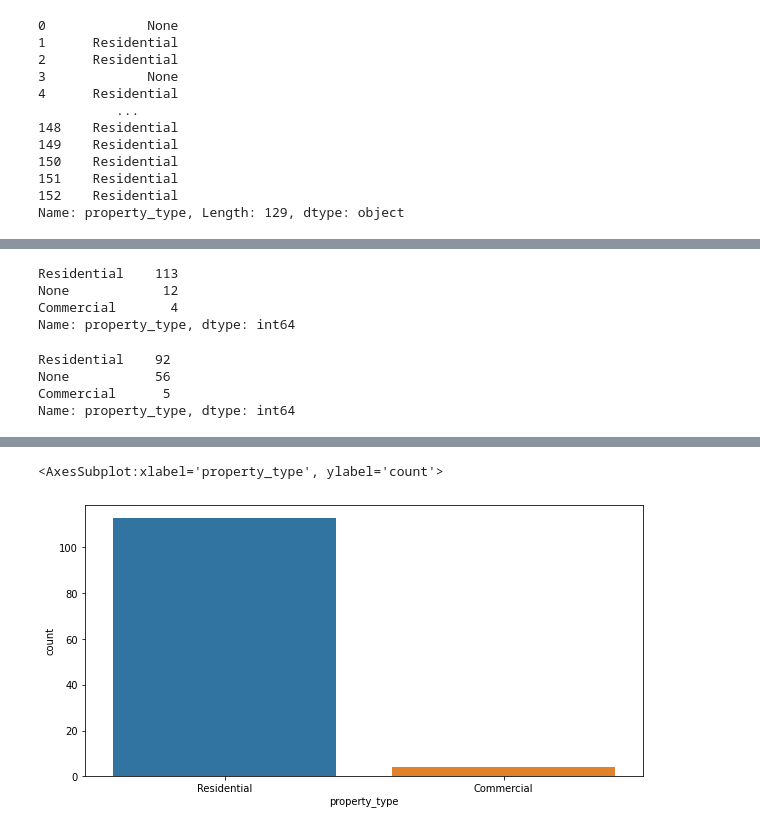
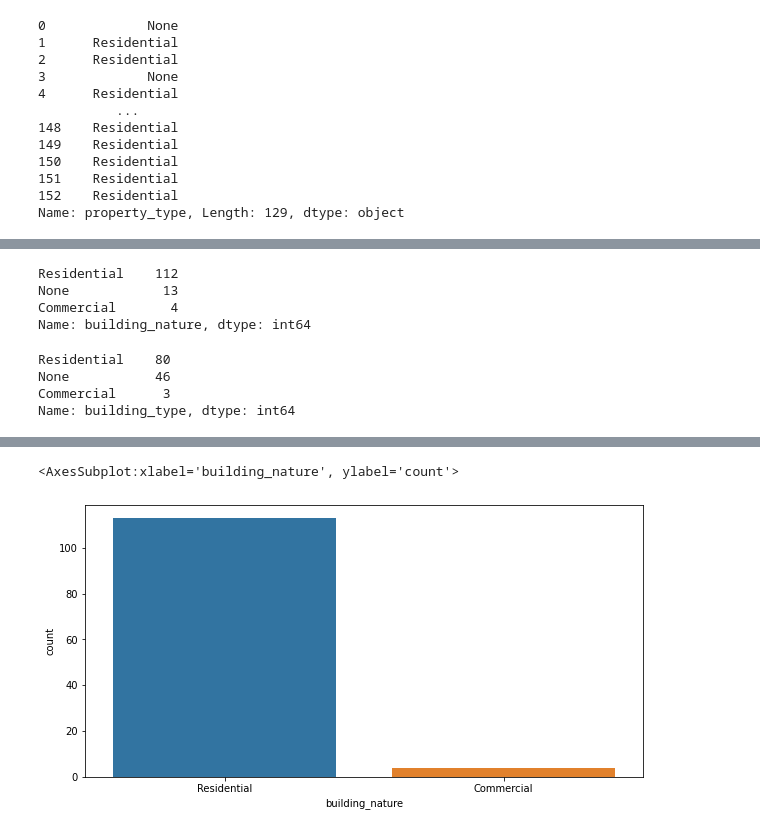
Before and after one commit to OmdenaAI/dhaka-bangladesh-real-estate-recommendation, a Jupyter notebook: src/tasks/task-2-data-preprocessing/estatemartbd -- cleaning/estatemartbd -- cleaning.ipynb, the cells around one changed output, grey strips where cells are left out. Cells and saved outputs as stored; diff of their text form; code cells hidden in the pictures.

```diff
--- a/src/tasks/task-2-data-preprocessing/estatemartbd -- cleaning/estatemartbd -- cleaning.ipynb
+++ b/src/tasks/task-2-data-preprocessing/estatemartbd -- cleaning/estatemartbd -- cleaning.ipynb
@@ -593,0 +636,2 @@ translator = Translator()
+# %%
+df_fin["building_nature"] = None
@@ -594,7 +658,7 @@ translator = Translator()
 # %%
 # using the Translator class to translate bangla to english
 # which is applied on the "property_description" and "property_name" column
-# in order to find out type of property
+# in order to find out nature of building
 
 # keywords for residential and commercial
 residential = "residency.|Residential.| Residential |residential|gated|community|House|house|Apartment|apartment|Flat|flat |Duplex |Home |home |Independent House"
@@ -614,10 +678,11 @@ for index,i in df_fin.iterrows():
 
         if bool(search_key_word_res_desc):
             # if keyword lies in "residential" then property_type is assigned as Residential
-            df_fin.loc[index,"property_type"] = "Residential"
+            df_fin.loc[index,"building_nature"] = "Residential"
         elif bool(search_key_word_com_desc):
             # if keyword lies in "commercial" then property_type is assigned as Commercial
-            df_fin.loc[index,"property_type"] = "Commercial"
+            df_fin.loc[index,"building_nature"] = "Commercial"
+
 
         else:
             # if description doesn't exist or doens't have keywords
@@ -627,10 +692,12 @@ for index,i in df_fin.iterrows():
 
             if bool(search_key_word_res_name):
                 # if keyword lies in "residential" then property_type is assigned as Residential
-                df_fin.loc[index,"property_type"] = "Residential"
+                df_fin.loc[index,"building_nature"] = "Residential"
             elif bool(search_key_word_com_name):
                 # if keyword lies in "commercial" then property_type is assigned as Commercial
-                df_fin.loc[index,"property_type"] = "Commercial"
+                df_fin.loc[index,"building_nature"] = "Commercial"
+            else:
+                df_fin.loc[index,"building_nature"] = "None"
 # %%
 #df_fin.loc[1,"property_type"]
 # %%
@@ -660,21 +728,21 @@ array(['Residential', 'None', 'Commercial'], dtype=object)
 # %%
 #df_fin["property_type"] = None
 # %%
-df_fin["property_type"].value_counts()
+df_fin["building_nature"].value_counts()
 # %% [output]
-Residential    113
-None            12
+Residential    112
+None            13
 Commercial       4
-Name: property_type, dtype: int64
+Name: building_nature, dtype: int64
 # %%
-df.property_type.value_counts()
+df_fin.building_type.value_counts()
 # %% [output]
-Residential    92
-None           56
-Commercial      5
-Name: property_type, dtype: int64
+Residential    80
+None           46
+Commercial      3
+Name: building_type, dtype: int64
 # %%
-df_fin.loc[3,"property_type"] = "Residential"
+df_fin.loc[3,"building_nature"] = "Residential"
 # %%
 # the indexes of the columns are searched whose property_type is None or cannot be differentiated as
 # "Residential" or "Commercial"
@@ -701,14 +769,14 @@ Hannan017113873902.20 Katha with 5.5 Floored Building. Location-West malibag, dh
 132 "Description": Please Contact the number below for further information: BNA Property Developments0171013967401711472418 ????location: Bashundhara R/a , Baridhara,dhaka-1229 ????land: 4 Khata ????b ...
 132 "Name":Land for Sale in an Excellent Location M-Block, Bashundhara, Dhaka
 # %%
-df_fin["property_type"] = df_fin["property_type"].replace("None",np.nan)
-df_fin.dropna(subset = ["property_type"],inplace = True)
+df_fin["building_nature"] = df_fin["building_nature"].replace("None",np.nan)
+df_fin.dropna(subset = ["building_nature"],inplace = True)
 # %%
 plt.figure(figsize = (10,5))
-sns.countplot(x = "property_type",data = df_fin)
+sns.countplot(x = "building_nature",data = df_fin)
 # %% [output]
-<AxesSubplot:xlabel='property_type', ylabel='count'>
+<AxesSubplot:xlabel='building_nature', ylabel='count'>
-[figure, old version]
+[figure, new version]
 # %%
 df_fin.drop(columns = ["Name"],axis = 1,inplace = True)
 # %%
```
Also changed, not shown: parts of 26 cells of this notebook.
